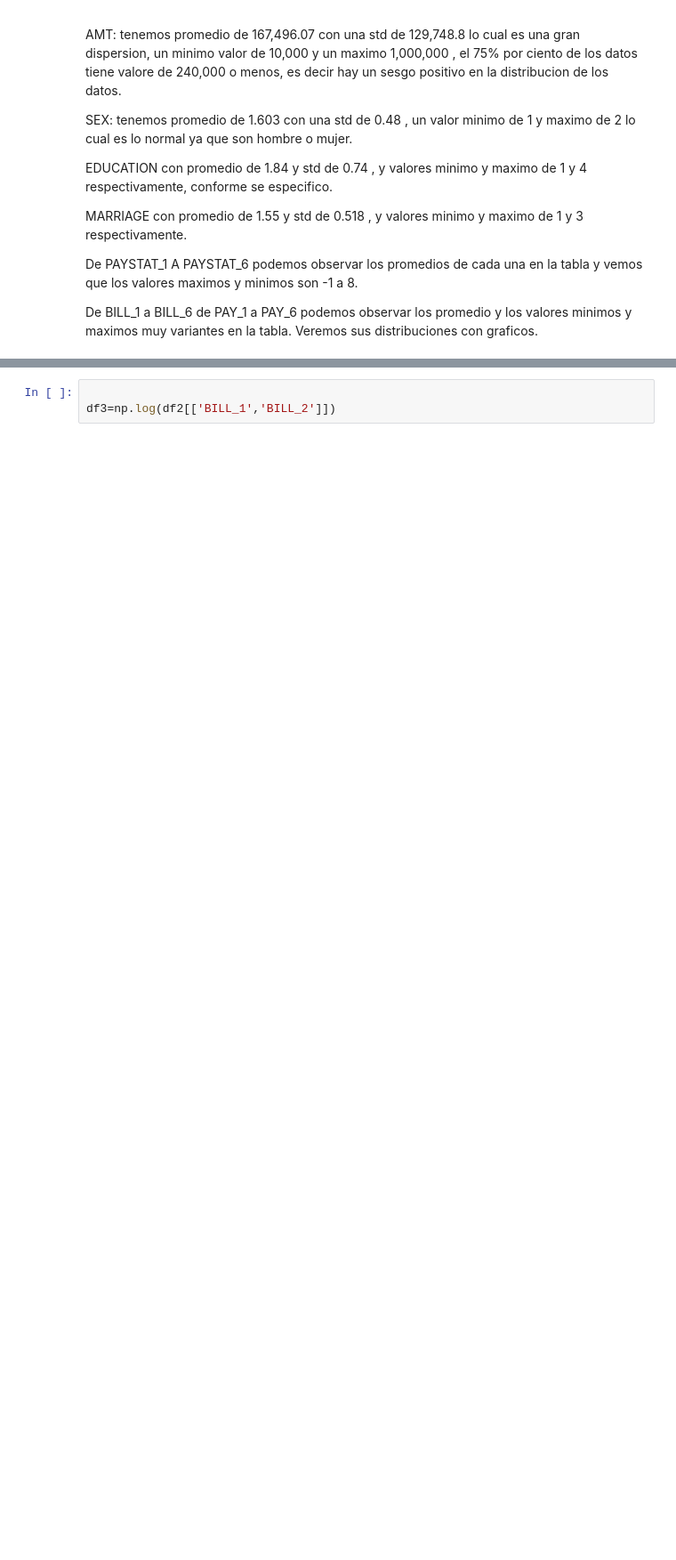
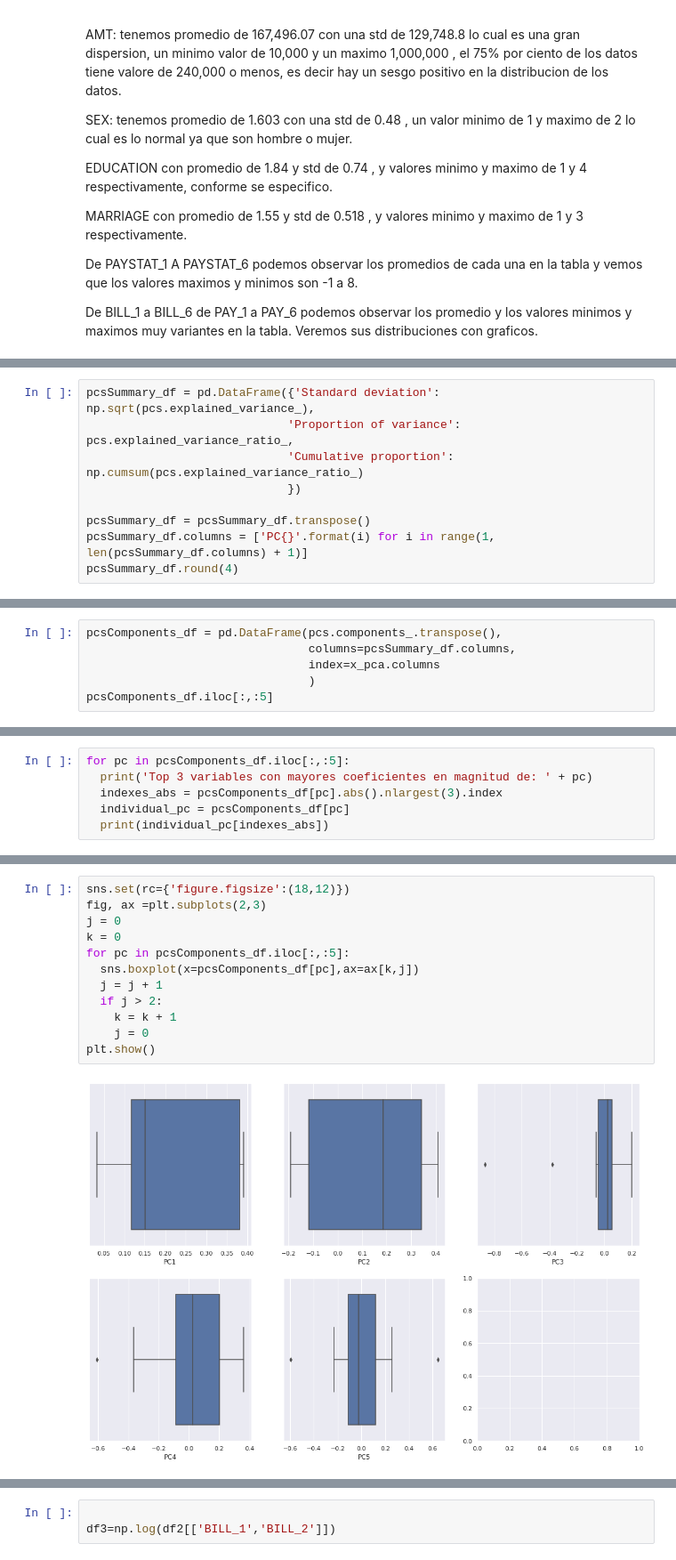
Before and after one commit to PosgradoMNA/actividades-de-aprendizaje-a00351269, a Jupyter notebook: Actividad6DS.ipynb, the cells around one changed output, grey strips where cells are left out. Shown at 89% size. Saved outputs shown, nothing was run; the diff lists cells and outputs as text; blank space fills up the shorter version.

```diff
--- a/Actividad6DS.ipynb
+++ b/Actividad6DS.ipynb
@@ -663,0 +908,9 @@ De BILL_1 a BILL_6 de PAY_1 a PAY_6 podemos observar los promedio y los valores
+# %%
+pcsSummary_df = pd.DataFrame({'Standard deviation': np.sqrt(pcs.explained_variance_),
+                             'Proportion of variance': pcs.explained_variance_ratio_,
+                             'Cumulative proportion': np.cumsum(pcs.explained_variance_ratio_)
+                             })
+
+pcsSummary_df = pcsSummary_df.transpose()
+pcsSummary_df.columns = ['PC{}'.format(i) for i in range(1, len(pcsSummary_df.columns) + 1)]
+pcsSummary_df.round(4)
@@ -663,0 +976,6 @@ De BILL_1 a BILL_6 de PAY_1 a PAY_6 podemos observar los promedio y los valores
+# %%
+pcsComponents_df = pd.DataFrame(pcs.components_.transpose(),
+                                columns=pcsSummary_df.columns,
+                                index=x_pca.columns
+                                )
+pcsComponents_df.iloc[:,:5]
@@ -663,0 +1000,6 @@ De BILL_1 a BILL_6 de PAY_1 a PAY_6 podemos observar los promedio y los valores
+# %%
+for pc in pcsComponents_df.iloc[:,:5]:
+  print('Top 3 variables con mayores coeficientes en magnitud de: ' + pc)
+  indexes_abs = pcsComponents_df[pc].abs().nlargest(3).index
+  individual_pc = pcsComponents_df[pc]
+  print(individual_pc[indexes_abs])
@@ -663,0 +1057,14 @@ De BILL_1 a BILL_6 de PAY_1 a PAY_6 podemos observar los promedio y los valores
+# %%
+sns.set(rc={'figure.figsize':(18,12)})
+fig, ax =plt.subplots(2,3)
+j = 0
+k = 0
+for pc in pcsComponents_df.iloc[:,:5]:
+  sns.boxplot(x=pcsComponents_df[pc],ax=ax[k,j])
+  j = j + 1
+  if j > 2:
+    k = k + 1
+    j = 0
+plt.show()
+# %% [output]
+[figure, added]
```
Also changed, not shown: parts of 60 cells of this notebook.
